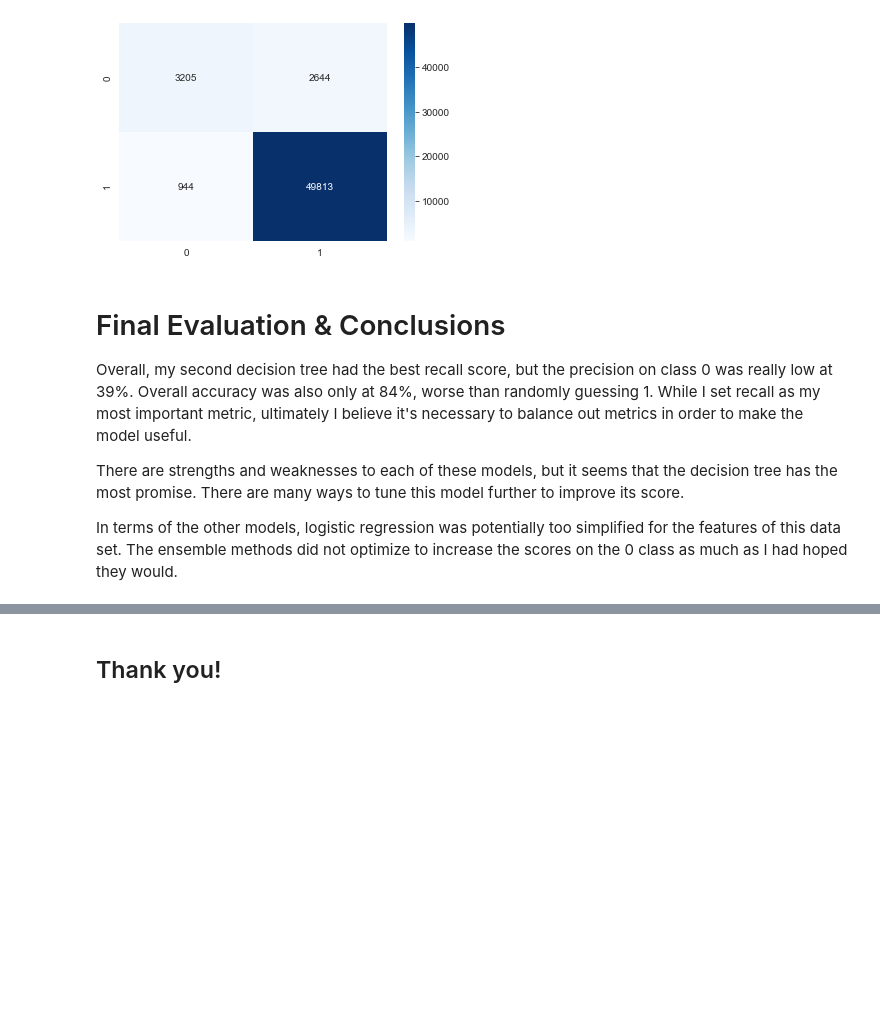
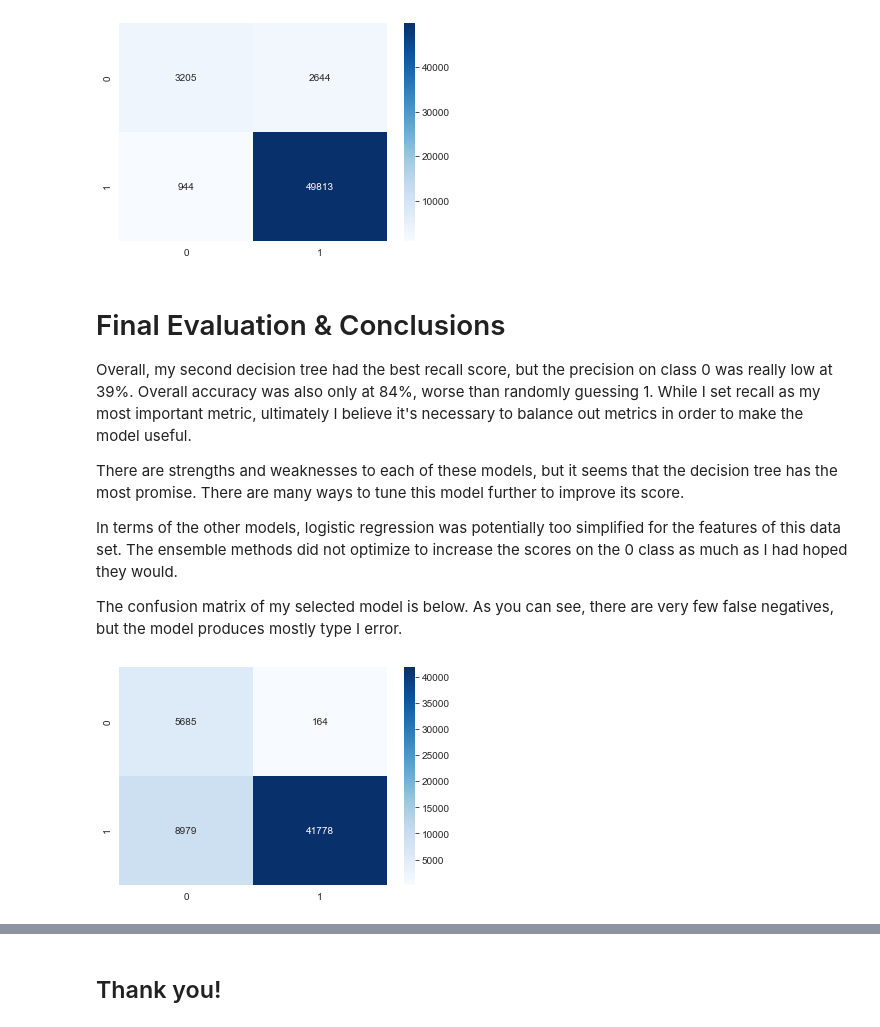
Before and after one commit to christisarv/tropical-storm-classification-project, a Jupyter notebook: Data Classification_Predicting Tropical Storms.ipynb, the cells around one changed output, grey strips where cells are left out. Drawn from its saved outputs; the diff is of its cells as text; code cells hidden in the pictures; blank space fills up the shorter version.

```diff
--- a/Data Classification_Predicting Tropical Storms.ipynb
+++ b/Data Classification_Predicting Tropical Storms.ipynb
@@ -880,13 +870,17 @@ Overall, my second decision tree had the best recall score, but the precision on
 There are strengths and weaknesses to each of these models, but it seems that the decision tree has the most promise. There are many ways to tune this model further to improve its score.
 
 In terms of the other models, logistic regression was potentially too simplified for the features of this data set. The ensemble methods did not optimize to increase the scores on the 0 class as much as I had hoped they would.
+
+The confusion matrix of my selected model is below. As you can see, there are very few false negatives, but the model produces mostly type I error.
 # %%
 #revisiting confusion matrix for final model
 
-ax = sns.heatmap(confusion_matrix(y_test, dt_test_preds), annot=True, cmap='Blues', fmt='.7g')
-ax.set_ylim(2,0)
+fig = sns.heatmap(confusion_matrix(y_test, dt_test_preds), annot=True, cmap='Blues', fmt='.7g')
+fig.set_ylim(2,0)
 
-ax.savefig(confusion_matrix.png)
+# plt.savefig('images/confusion_matrix.png')
+# %% [output]
+[figure, added]
 # %% [markdown]
 ## Recommendations & Future Work
 
```
Also changed, not shown: parts of 20 cells of this notebook, 2 other files.
